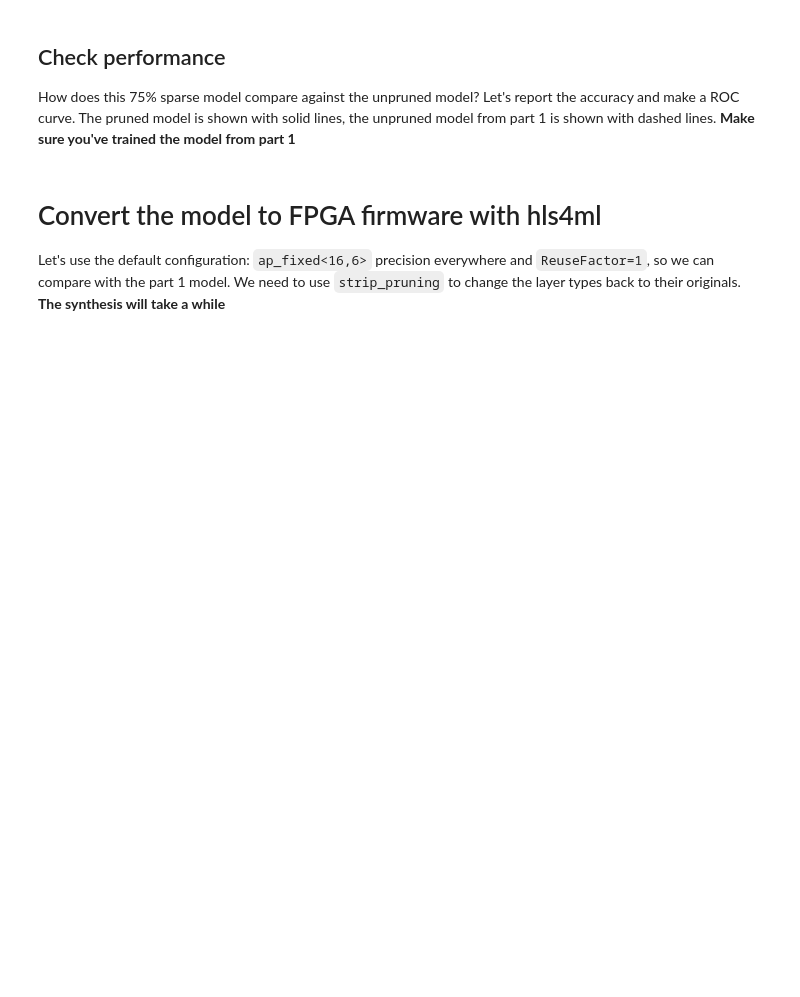
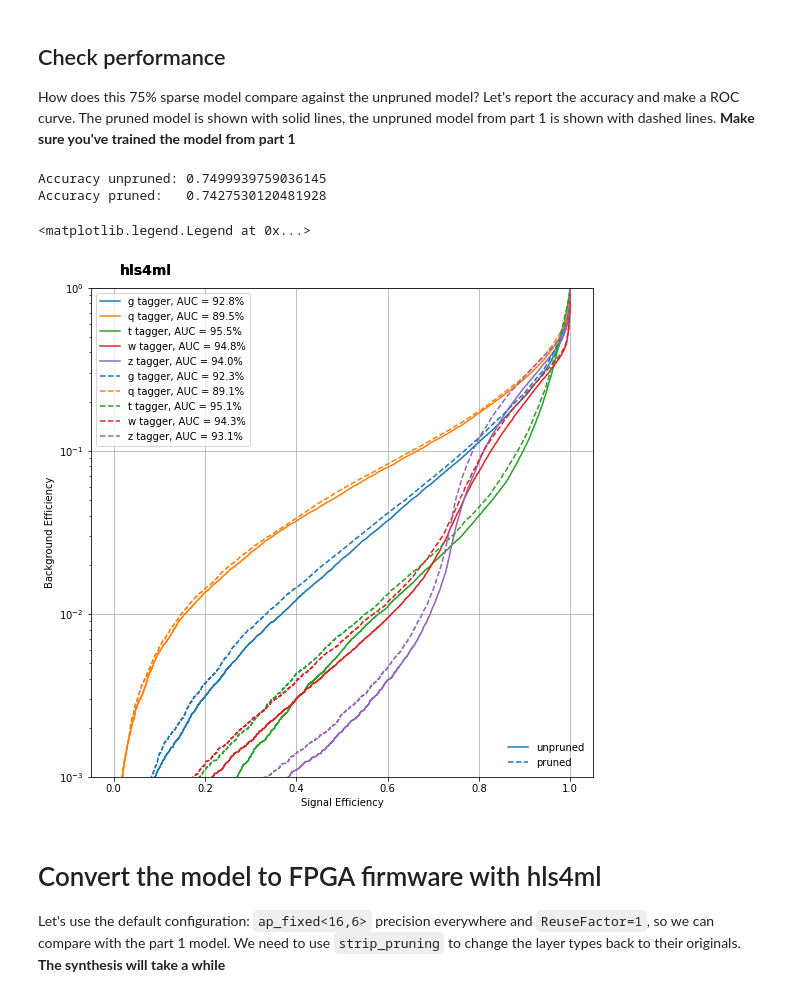
Before and after one commit to fastmachinelearning/hls4ml-tutorial, a Jupyter notebook: part3_compression.ipynb, the cells around one changed output. Drawn from its saved outputs; the diff is of its cells as text; code cells hidden in the pictures; blank space fills up the shorter version.

```diff
--- a/part3_compression.ipynb
+++ b/part3_compression.ipynb
@@ -23,3 +17,9 @@ X_test = scaler.transform(X_test)
+# %%
+X_train_val = np.load('X_train_val.npy')
+X_test = np.load('X_test.npy')
+y_train_val = np.load('y_train_val.npy')
+y_test = np.load('y_test.npy')
+classes = np.load('classes.npy', allow_pickle=True)
 # %% [markdown]
 ## Now construct a model
 We'll use the same architecture as in part 1: 3 hidden layers with 64, then 32, then 32 neurons. Each layer will use `relu` activation.
@@ -93,28 +118,33 @@ How does this 75% sparse model compare against the unpruned model? Let's report
 # %%
 import plotting
 import matplotlib.pyplot as plt
 from sklearn.metrics import accuracy_score
 from tensorflow.keras.models import load_model
 model_ref = load_model('model_1/KERAS_check_best_model.h5')
 
 y_ref = model_ref.predict(X_test)
 y_prune = model.predict(X_test)
 
 print("Accuracy unpruned: {}".format(accuracy_score(np.argmax(y_test, axis=1), np.argmax(y_ref, axis=1))))
 print("Accuracy pruned:   {}".format(accuracy_score(np.argmax(y_test, axis=1), np.argmax(y_prune, axis=1))))
 
 fig, ax = plt.subplots(figsize=(9, 9))
-_ = plotting.makeRoc(y_test, y_ref, le.classes_)
+_ = plotting.makeRoc(y_test, y_ref, classes)
 plt.gca().set_prop_cycle(None) # reset the colors
-_ = plotting.makeRoc(y_test, y_prune, le.classes_, linestyle='--')
+_ = plotting.makeRoc(y_test, y_prune, classes, linestyle='--')
 
 from matplotlib.lines import Line2D
 lines = [Line2D([0], [0], ls='-'),
          Line2D([0], [0], ls='--')]
 from matplotlib.legend import Legend
 leg = Legend(ax, lines, labels=['unpruned', 'pruned'],
             loc='lower right', frameon=False)
 ax.add_artist(leg)
+# %% [output]
+Accuracy unpruned: 0.7499939759036145
+Accuracy pruned:   0.7427530120481928
+<matplotlib.legend.Legend at 0x...>
+[figure, added]
 # %% [markdown]
 # Convert the model to FPGA firmware with hls4ml
 Let's use the default configuration: `ap_fixed<16,6>` precision everywhere and `ReuseFactor=1`, so we can compare with the part 1 model. We need to use `strip_pruning` to change the layer types back to their originals.
```
Also changed, not shown: parts of 6 cells of this notebook, 4 other files.
